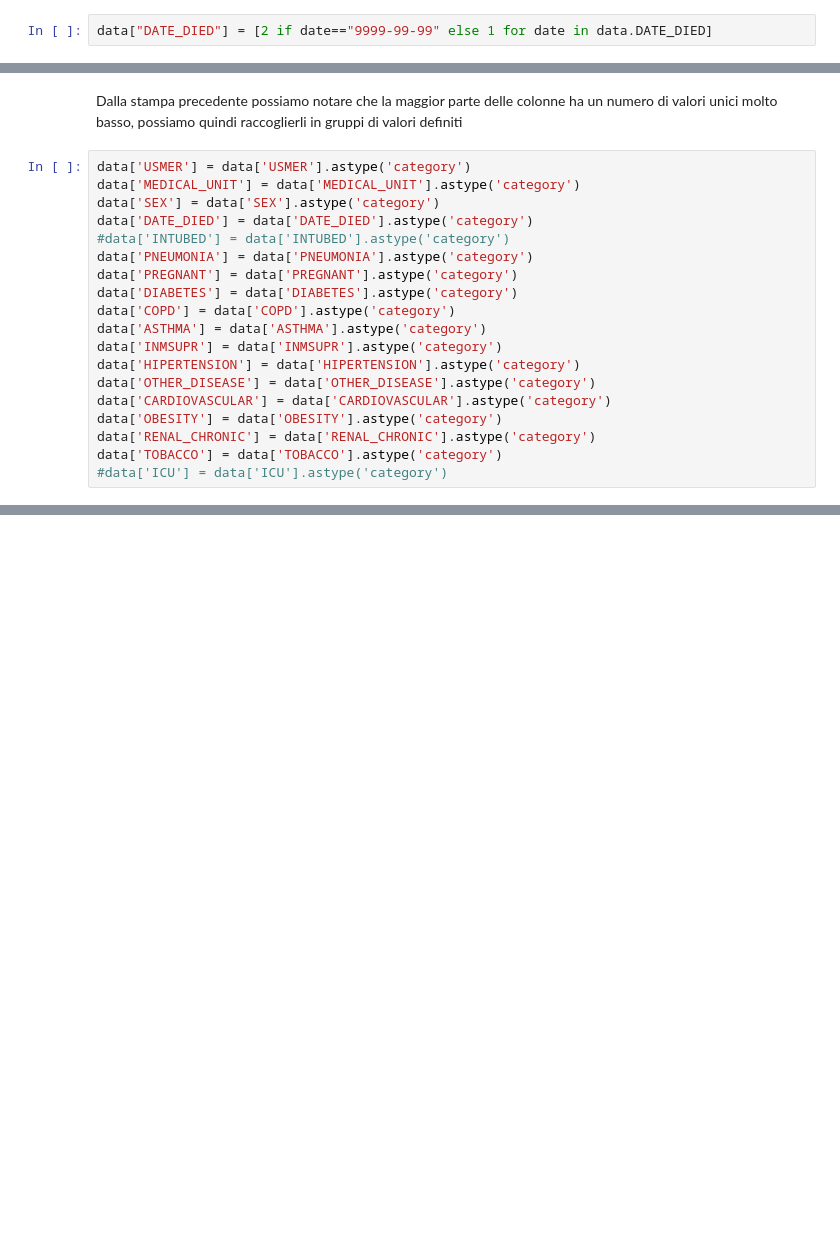
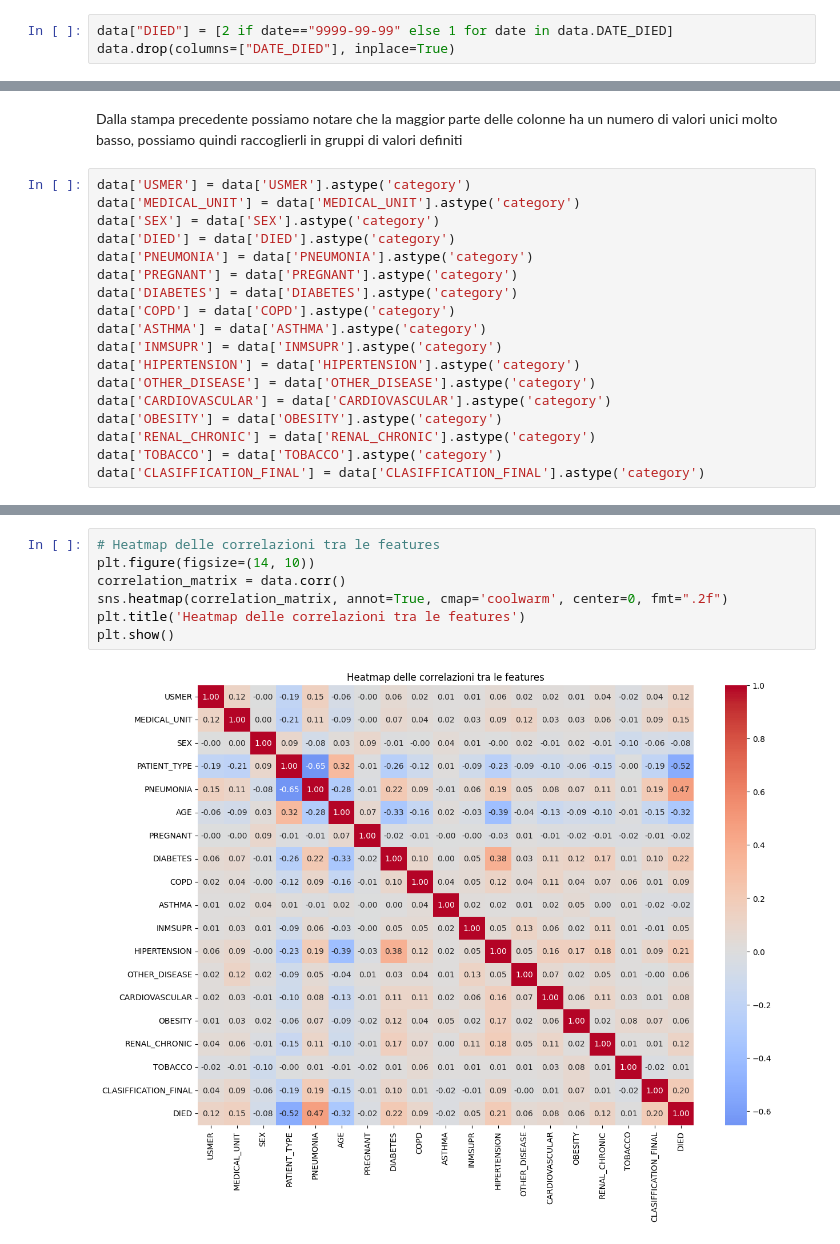
Before and after one commit to IGieckI/Covid19-Patient-Risk-Predictor, a Jupyter notebook: Covid19 Patient Risk Predictor.ipynb, the cells around one changed output, grey strips where cells are left out. Saved outputs shown, nothing was run; the diff lists cells and outputs as text; blank space fills up the shorter version.

```diff
--- a/Covid19 Patient Risk Predictor.ipynb
+++ b/Covid19 Patient Risk Predictor.ipynb
@@ -237,5 +226,6 @@ Della feature DATE_DIED, non ci importa la data di decesso o meno della persona,
 # %%
-data["DATE_DIED"] = [2 if date=="9999-99-99" else 1 for date in data.DATE_DIED]
+data["DIED"] = [2 if date=="9999-99-99" else 1 for date in data.DATE_DIED]
+data.drop(columns=["DATE_DIED"], inplace=True)
 # %% [markdown]
 Riguardo alla feature PREGNANT, possiamo vedere che numerosi valori sono identificati come assenti:
 # %%
@@ -293,8 +283,7 @@ Dalla stampa precedente possiamo notare che la maggior parte delle colonne ha un
 data['USMER'] = data['USMER'].astype('category')
 data['MEDICAL_UNIT'] = data['MEDICAL_UNIT'].astype('category')
 data['SEX'] = data['SEX'].astype('category')
-data['DATE_DIED'] = data['DATE_DIED'].astype('category')
-#data['INTUBED'] = data['INTUBED'].astype('category')
+data['DIED'] = data['DIED'].astype('category')
 data['PNEUMONIA'] = data['PNEUMONIA'].astype('category')
 data['PREGNANT'] = data['PREGNANT'].astype('category')
 data['DIABETES'] = data['DIABETES'].astype('category')
@@ -307,7 +296,7 @@ data['CARDIOVASCULAR'] = data['CARDIOVASCULAR'].astype('category')
 data['OBESITY'] = data['OBESITY'].astype('category')
 data['RENAL_CHRONIC'] = data['RENAL_CHRONIC'].astype('category')
 data['TOBACCO'] = data['TOBACCO'].astype('category')
-#data['ICU'] = data['ICU'].astype('category')
+data['CLASIFFICATION_FINAL'] = data['CLASIFFICATION_FINAL'].astype('category')
 # %%
 final_size = data.memory_usage(deep=True).sum()/1024**2
 
@@ -319,0 +309,9 @@ Quantità di memoria risparmiata: 172.23 MB (78.64%)
+# %%
+# Heatmap delle correlazioni tra le features
+plt.figure(figsize=(14, 10))
+correlation_matrix = data.corr()
+sns.heatmap(correlation_matrix, annot=True, cmap='coolwarm', center=0, fmt=".2f")
+plt.title('Heatmap delle correlazioni tra le features')
+plt.show()
+# %% [output]
+[figure, added]
```
Also changed, not shown: parts of 15 cells of this notebook.
